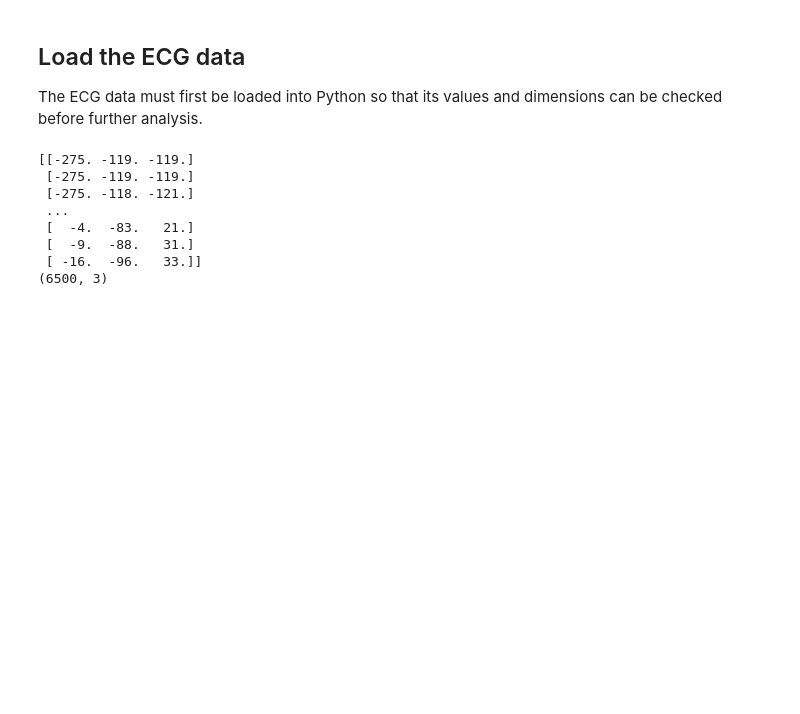
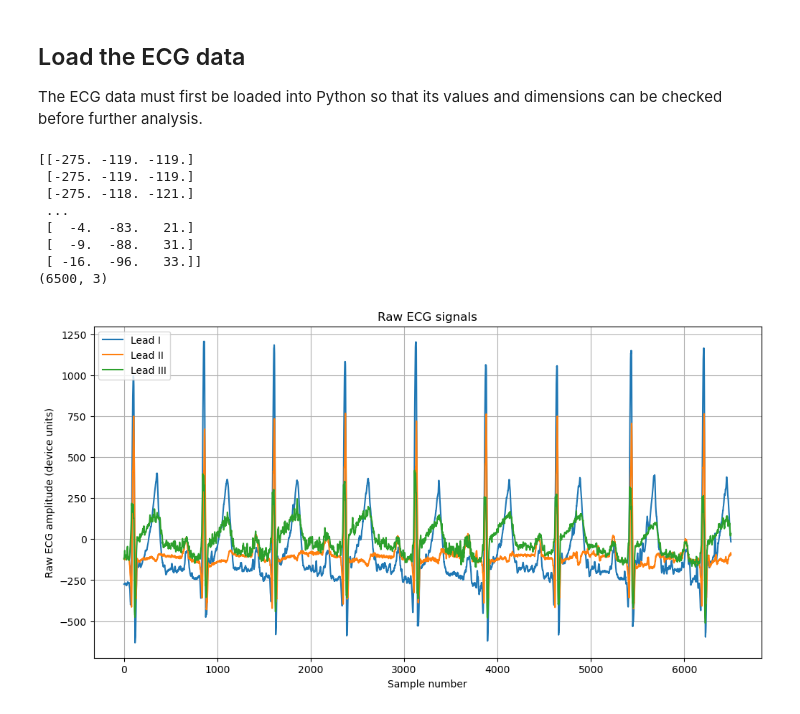
Before and after one commit to jenniferhoumard/Series01-python, a Jupyter notebook: Series01-python.ipynb, the cells around one changed output. Cells and saved outputs as stored; diff of their text form; code cells hidden in the pictures; blank space fills up the shorter version.

Commit message:
Cell 1: Plot raw ECG signals
Plot the three raw ECG columns with axis labels, a title, legend, and grid.

```diff
--- a/Series01-python.ipynb
+++ b/Series01-python.ipynb
@@ -51,3 +51,32 @@ print(raw_ecg_data.shape) #shape tells you the dimensions of the loaded data. 65
  [  -9.  -88.   31.]
  [ -16.  -96.   33.]]
 (6500, 3)
+# %%
+# Cell 1: Plot the raw ECG data that was loaded in the previous step.
+
+# Resources:
+    # https://matplotlib.org/stable/api/_as_gen/matplotlib.pyplot.plot.html
+    # https://matplotlib.org/stable/api/_as_gen/matplotlib.pyplot.legend.html
+
+# Plot a new figure that is 12 inches wide and 6 inches high.
+plt.figure(figsize=(12, 6))
+
+# Plot every row from the 3 coloumns of ECG data.
+plt.plot(raw_ecg_data[:, 0], label="Lead I") # Plot every row in column 0, for representing Lead I. [:, 0] means all rows from the 1st column (Python counts from zero). Label is displayed in the legend.
+
+plt.plot(raw_ecg_data[:, 1], label="Lead II") # Plot every row in column 1, representing Lead II. [:, 1] means all rows from the 2nd column. Label is displayed in the legend.
+
+plt.plot(raw_ecg_data[:, 2], label="Lead III") # Plot every row in column 2, representing Lead III. [:, 2] means all rows from the 3rd column. Label is displayed in the legend.
+
+# create the x-axis and y-axis labels for the graph
+plt.xlabel("Sample number")
+plt.ylabel("Raw ECG amplitude (device units)")
+
+# create the title, legend, and grid for the graph
+plt.title("Raw ECG signals")
+plt.legend()
+plt.grid()
+
+plt.show() # displays the completed graph
+# %% [output]
+[figure, added]
```
